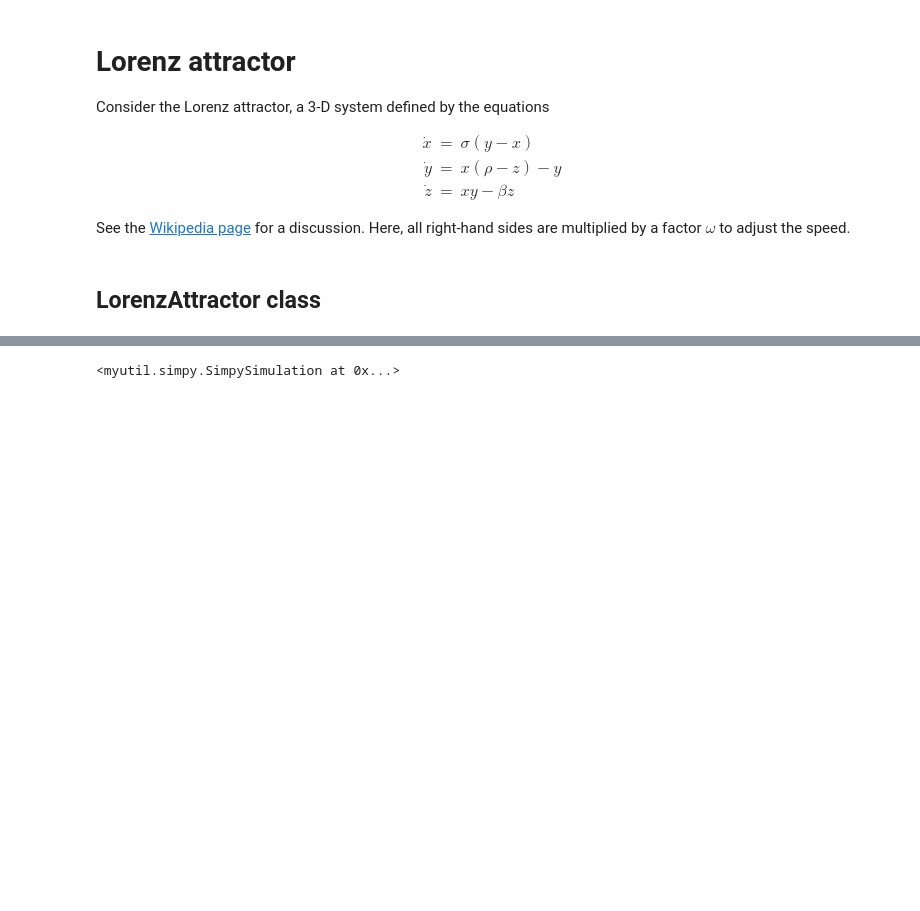
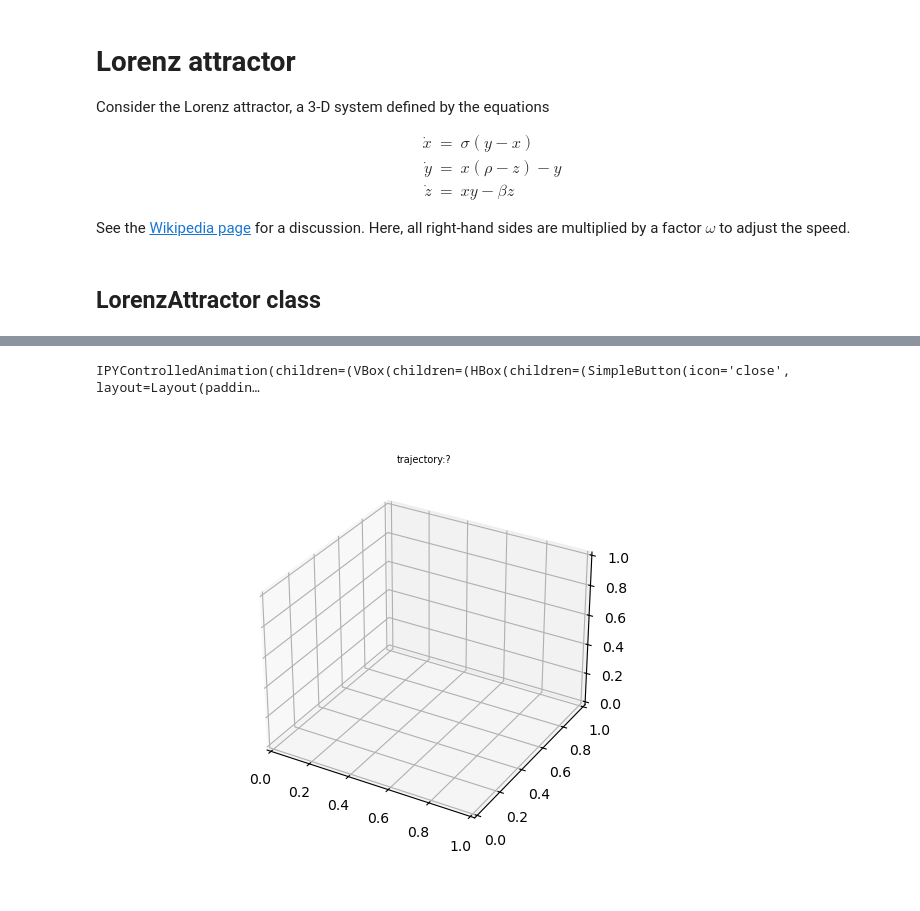
Before and after one commit to jmandreoli/IPYDEMO, a Jupyter notebook: demo/lorenz.ipynb, the cells around one changed output, grey strips where cells are left out. Saved outputs shown, nothing was run; the diff lists cells and outputs as text; code cells hidden in the pictures; blank space fills up the shorter version.

```diff
--- a/demo/lorenz.ipynb
+++ b/demo/lorenz.ipynb
@@ -70,14 +68,17 @@ qt.qpa.plugin: Could not find the Qt platform plugin "wayland" in ""
 # %%
 logging.basicConfig(level='WARN')
 
 syst = LorenzAttractor(σ=10,ρ=28,β=8/3,ω=.2)
 ini=dict(x=-1,y=2,z=12)
 
 SimpySimulation(
   syst.launch(init_y=ini,method='DOP853'),
-  play_kw=dict(frame_per_stu=25,track=60.),
-  projection='3d',
-  aspect='auto', # required because default ('equal') is not supported by 3d
+  frame_per_stu=25,track=60.,
+  panes_kw={
+    'projection':'3d',
+    'aspect':'auto' # required because default ('equal') is not supported by 3d
+  }
 )
 # %% [output]
-<myutil.simpy.SimpySimulation at 0x...>
+IPYControlledAnimation(children=(VBox(children=(HBox(children=(SimpleButton(icon='close', layout=Layout(paddin…
+[figure, added]
```
Also changed, not shown: parts of 2 cells of this notebook, 24 other files.
